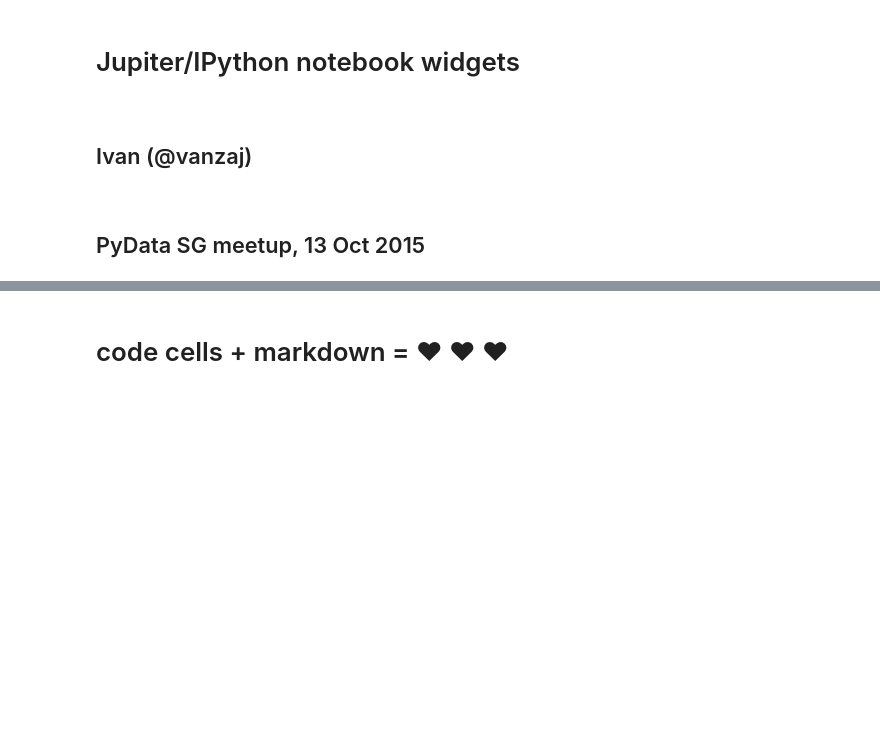
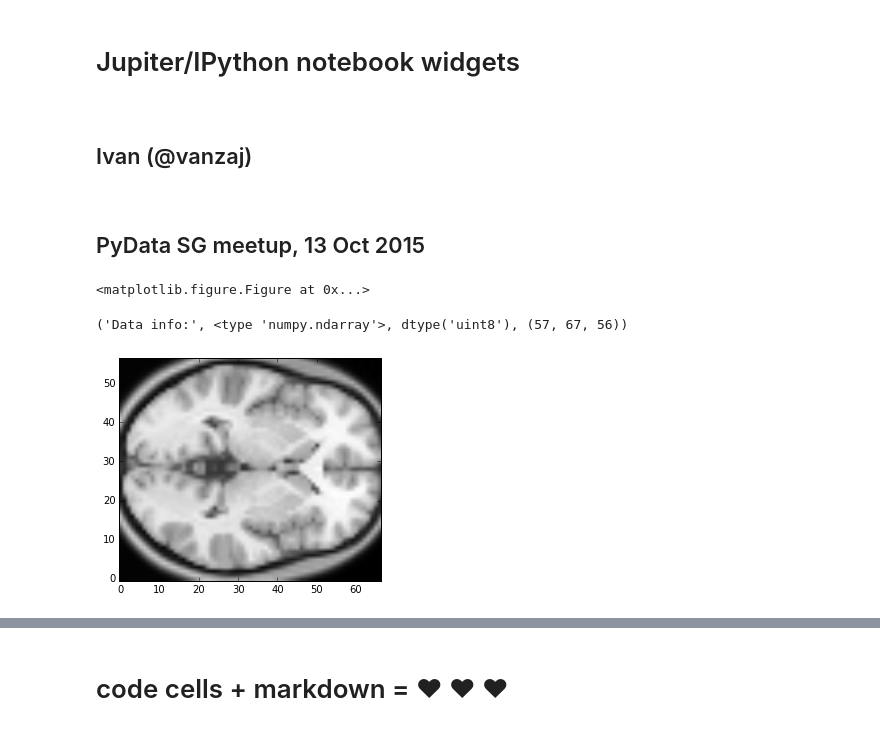
Before and after one commit to vanzaj/pytalks, a Jupyter notebook: 20151011_PyDataSG_ipywdg/ipywdg.ipynb, the cells around one changed output, grey strips where cells are left out. Cells and saved outputs as stored; diff of their text form; code cells hidden in the pictures; blank space fills up the shorter version.

```diff
--- a/20151011_PyDataSG_ipywdg/ipywdg.ipynb
+++ b/20151011_PyDataSG_ipywdg/ipywdg.ipynb
@@ -11,0 +19,18 @@
+# %%
+import numpy as np
+import matplotlib.pyplot as plt
+%matplotlib inline
+plt.set_cmap('gray');
+# %% [output]
+<matplotlib.figure.Figure at 0x...>
+# %%
+import nibabel as nib
+nimg = nib.load('../data/anon_anatomy.nii.gz')
+data = nimg.get_data().astype(nimg.get_data_dtype())
+# %%
+print("Data info:", type(data), data.dtype, data.shape)
+
+plt.imshow( data[:, :, 25], origin='lower');
+# %% [output]
+('Data info:', <type 'numpy.ndarray'>, dtype('uint8'), (57, 67, 56))
+[figure, added]
```
Also changed, not shown: parts of 19 cells of this notebook.
